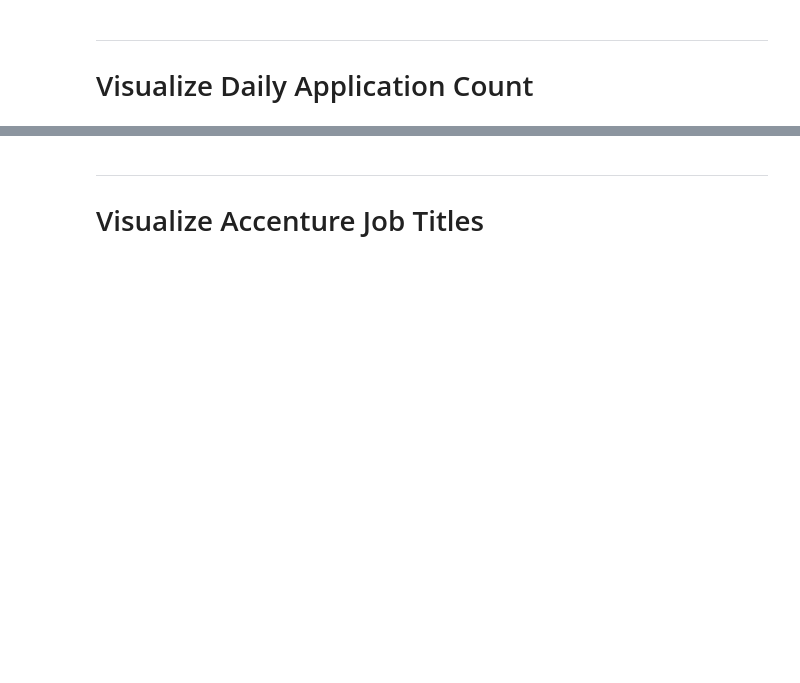
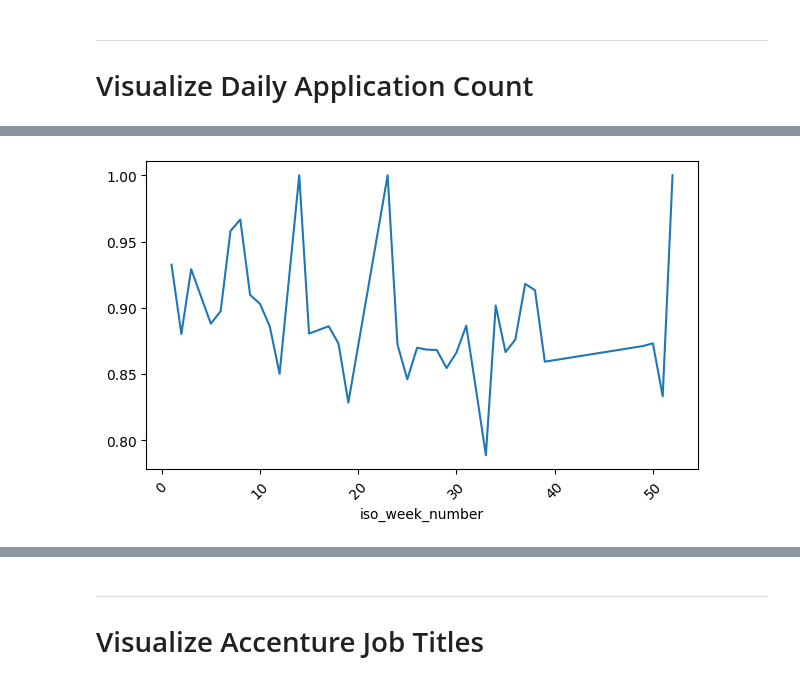
Before and after one commit to dbabbitt/job-hunting, a Jupyter notebook: visualizations/Progress by Date.ipynb, the cells around one changed output, grey strips where cells are left out. Saved outputs shown, nothing was run; the diff lists cells and outputs as text; code cells hidden in the pictures; blank space fills up the shorter version.

```diff
--- a/visualizations/Progress by Date.ipynb
+++ b/visualizations/Progress by Date.ipynb
@@ -203,0 +175,7 @@ if row_objs_list:
+# %%
+
+# Create a line chart of how closely the job description matches my qualifications by week number
+fig, ax = plt.subplots(figsize=(4*nu.twitter_aspect_ratio, 4))
+email_dates_df.groupby('iso_week_number').percent_fit.mean().plot(kind='line', rot=45,ax=ax);
+# %% [output]
+[figure, added]
```
Also changed, not shown: parts of 34 cells of this notebook, 30 other files.
